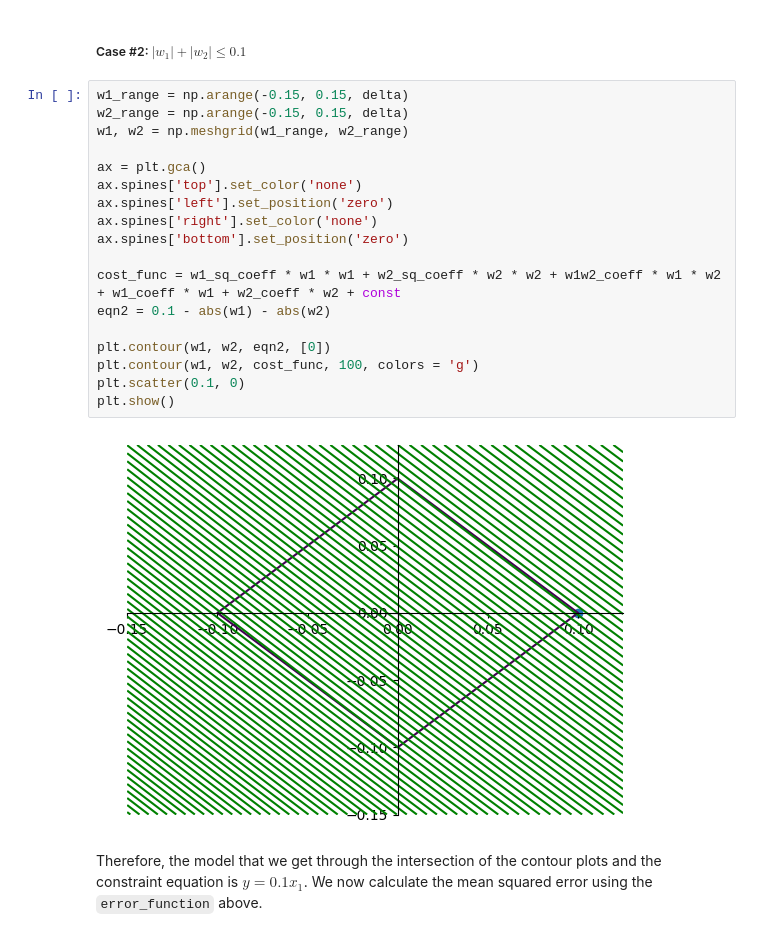
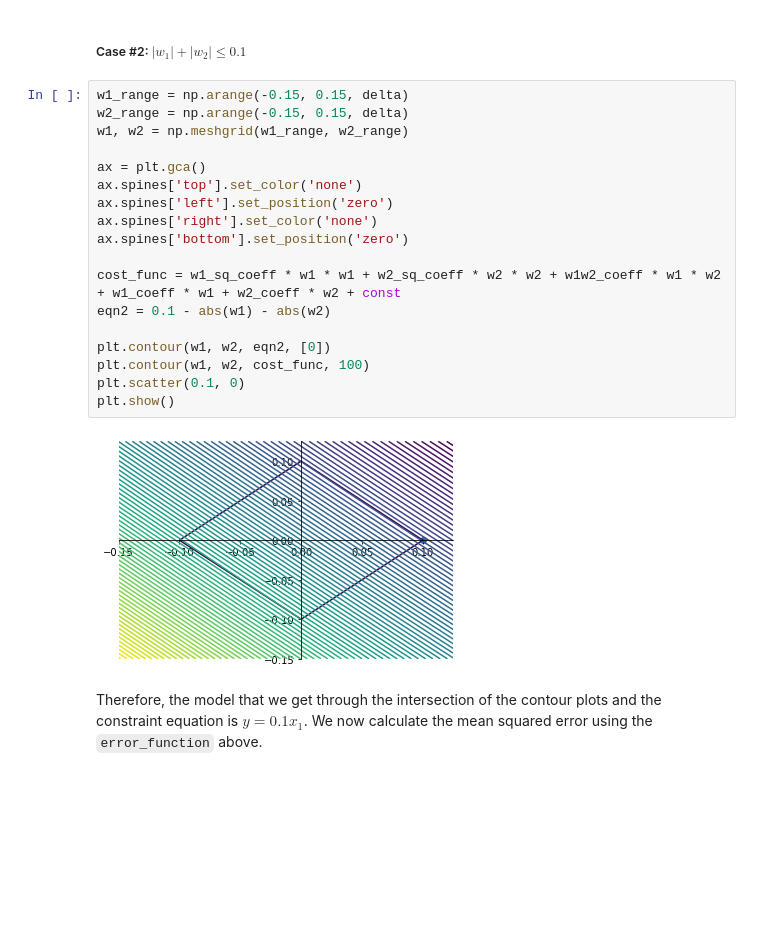
Before and after one commit to mokshith002/FODS-Assignment-1, a Jupyter notebook: 1C.ipynb, the cells around one changed output. Saved outputs shown, nothing was run; the diff lists cells and outputs as text; blank space fills up the shorter version.

```diff
--- a/1C.ipynb
+++ b/1C.ipynb
@@ -123,23 +123,23 @@ res
 # %%
 w1_range = np.arange(-0.15, 0.15, delta)
 w2_range = np.arange(-0.15, 0.15, delta)
 w1, w2 = np.meshgrid(w1_range, w2_range)
 
 ax = plt.gca()
 ax.spines['top'].set_color('none')
 ax.spines['left'].set_position('zero')
 ax.spines['right'].set_color('none')
 ax.spines['bottom'].set_position('zero')
 
 cost_func = w1_sq_coeff * w1 * w1 + w2_sq_coeff * w2 * w2 + w1w2_coeff * w1 * w2 + w1_coeff * w1 + w2_coeff * w2 + const
 eqn2 = 0.1 - abs(w1) - abs(w2)
 
 plt.contour(w1, w2, eqn2, [0])
-plt.contour(w1, w2, cost_func, 100, colors = 'g')
+plt.contour(w1, w2, cost_func, 100)
 plt.scatter(0.1, 0)
 plt.show()
 # %% [output]
-[figure, old version]
+[figure, new version]
 # %% [markdown]
 Therefore, the model that we get through the intersection of the contour plots and the constraint equation is $y = 0.1x_1$. We now calculate the mean squared error using the `error_function` above.
 # %%
```
Also changed, not shown: parts of 8 cells of this notebook, 17 other files.
